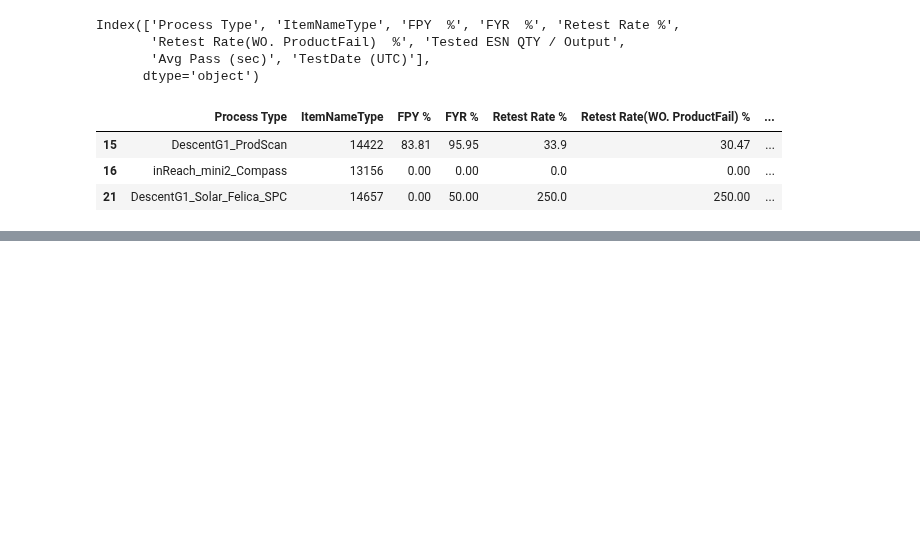
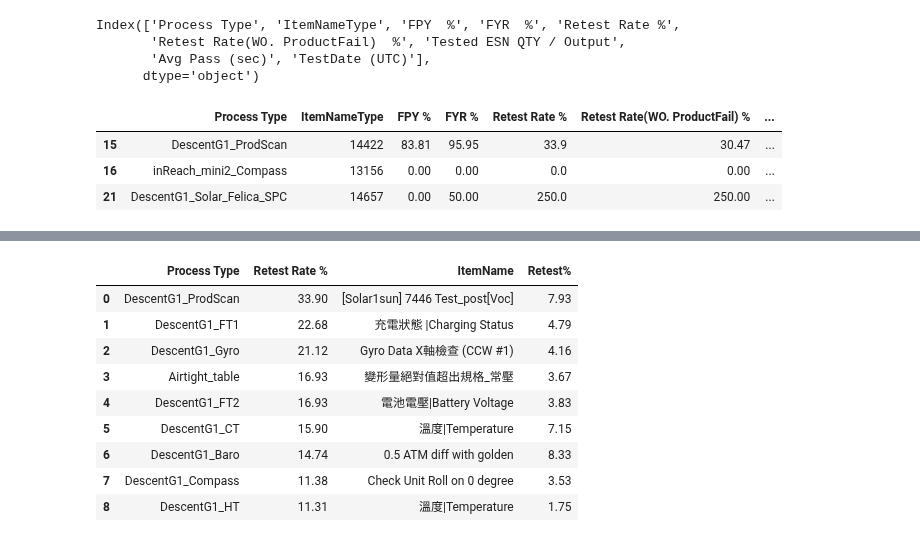
Before and after one commit to CPWRF/Projects, a Jupyter notebook: ProductionReport/ProductionReport.ipynb, the cells around one changed output, grey strips where cells are left out. Saved outputs shown, nothing was run; the diff lists cells and outputs as text; code cells hidden in the pictures; blank space fills up the shorter version.

```diff
--- a/ProductionReport/ProductionReport.ipynb
+++ b/ProductionReport/ProductionReport.ipynb
@@ -110,0 +100,16 @@ result[result['Process Type'].isin(retry_list)].sort_values(['Process Type','Ret
+# %%
+result_drop = result.drop_duplicates('Process Type')
+# %%
+final_result = retry.merge(how='left', on="Process Type", right=result_drop).sort_values('Retest Rate %', ascending=False)
+final_result[['Process Type','Retest Rate %','ItemName','Retest%']]
+# %% [output]
+|  | Process Type | Retest Rate % | ItemName | Retest% |
+| 0 | DescentG1_ProdScan | 33.90 | [Solar1sun] 7446 Test_post[Voc] | 7.93 |
+| 1 | DescentG1_FT1 | 22.68 | 充電狀態 |Charging Status | 4.79 |
+| 2 | DescentG1_Gyro | 21.12 | Gyro Data X軸檢查 (CCW #1) | 4.16 |
+| 3 | Airtight_table | 16.93 | 變形量絕對值超出規格_常壓 | 3.67 |
+| 4 | DescentG1_FT2 | 16.93 | 電池電壓|Battery Voltage | 3.83 |
+| 5 | DescentG1_CT | 15.90 | 溫度|Temperature | 7.15 |
+| 6 | DescentG1_Baro | 14.74 | 0.5 ATM diff with golden | 8.33 |
+| 7 | DescentG1_Compass | 11.38 | Check Unit Roll on 0 degree | 3.53 |
+| 8 | DescentG1_HT | 11.31 | 溫度|Temperature | 1.75 |
```
Also changed, not shown: parts of 9 cells of this notebook, 1 other file.
